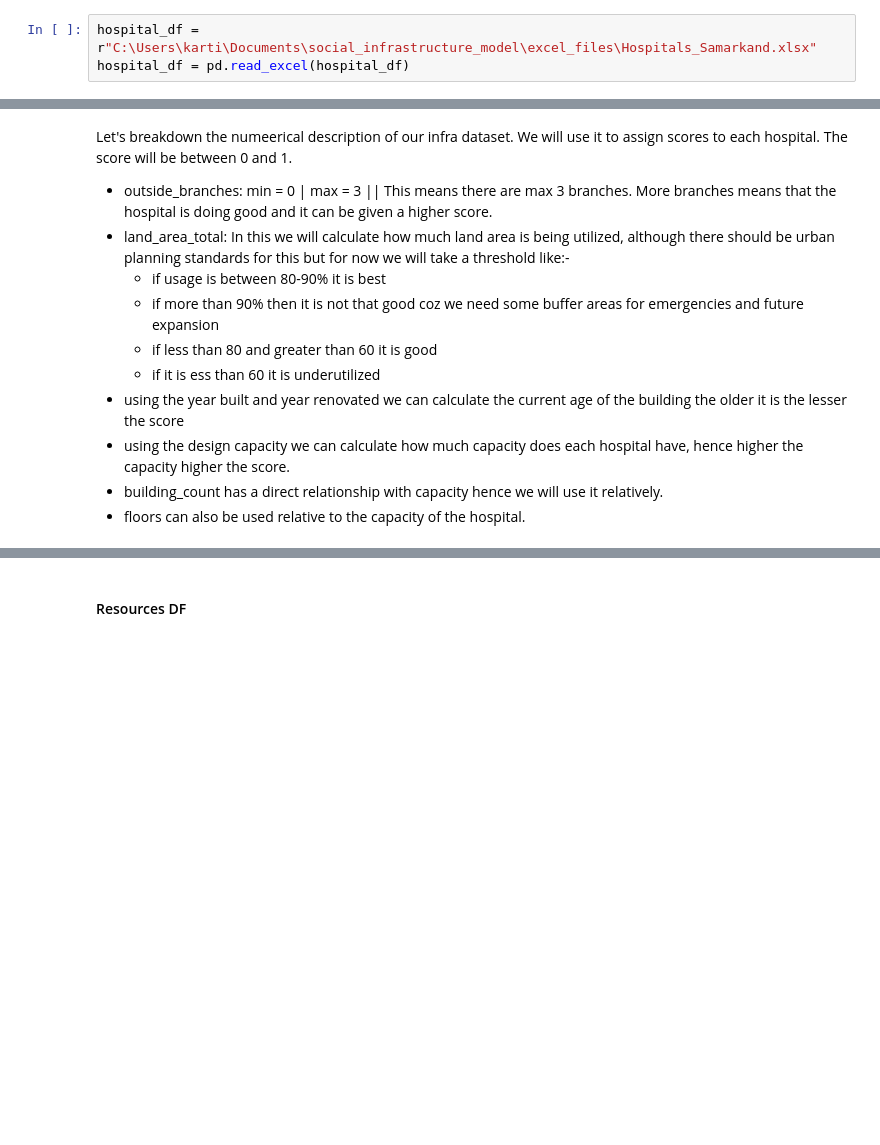
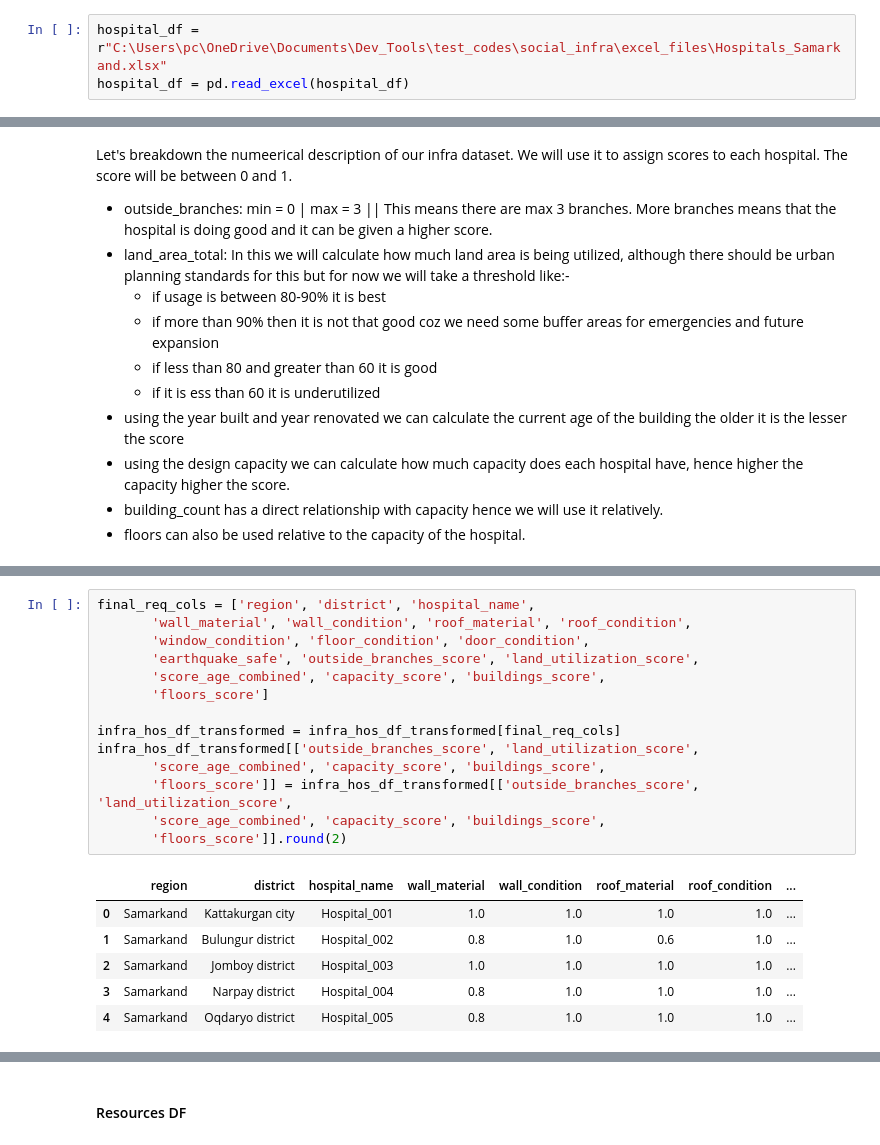
Before and after one commit to Kartikrast/social-infra-prediction-model, a Jupyter notebook: python_files/steps.ipynb, the cells around one changed output, grey strips where cells are left out. Saved outputs shown, nothing was run; the diff lists cells and outputs as text; blank space fills up the shorter version.

Commit message:
completed infra for hospital

```diff
--- a/python_files/steps.ipynb
+++ b/python_files/steps.ipynb
@@ -142,7 +143,7 @@ After this pocess the shape of the dataset is as follows:
 # %% [markdown]
 ### Dataset Loading
 # %%
-hospital_df = r"C:\Users\karti\Documents\social_infrastructure_model\excel_files\Hospitals_Samarkand.xlsx"
+hospital_df = r"C:\Users\pc\OneDrive\Documents\Dev_Tools\test_codes\social_infra\excel_files\Hospitals_Samarkand.xlsx"
 hospital_df = pd.read_excel(hospital_df)
 # %% [markdown]
 ### Basic Data Info
@@ -535,0 +576,21 @@ Let's breakdown the numeerical description of our infra dataset. We will use it
+# %%
+final_req_cols = ['region', 'district', 'hospital_name',
+       'wall_material', 'wall_condition', 'roof_material', 'roof_condition',
+       'window_condition', 'floor_condition', 'door_condition',
+       'earthquake_safe', 'outside_branches_score', 'land_utilization_score',
+       'score_age_combined', 'capacity_score', 'buildings_score',
+       'floors_score']
+
+infra_hos_df_transformed = infra_hos_df_transformed[final_req_cols]
+infra_hos_df_transformed[['outside_branches_score', 'land_utilization_score',
+       'score_age_combined', 'capacity_score', 'buildings_score',
+       'floors_score']] = infra_hos_df_transformed[['outside_branches_score', 'land_utilization_score',
+       'score_age_combined', 'capacity_score', 'buildings_score',
+       'floors_score']].round(2)
+# %% [output]
+|  | region | district | hospital_name | wall_material | wall_condition | roof_material | roof_condition | ... |
+| 0 | Samarkand | Kattakurgan city | Hospital_001 | 1.0 | 1.0 | 1.0 | 1.0 | ... |
+| 1 | Samarkand | Bulungur district | Hospital_002 | 0.8 | 1.0 | 0.6 | 1.0 | ... |
+| 2 | Samarkand | Jomboy district | Hospital_003 | 1.0 | 1.0 | 1.0 | 1.0 | ... |
+| 3 | Samarkand | Narpay district | Hospital_004 | 0.8 | 1.0 | 1.0 | 1.0 | ... |
+| 4 | Samarkand | Oqdaryo district | Hospital_005 | 0.8 | 1.0 | 1.0 | 1.0 | ... |
```
Also changed, not shown: parts of 7 cells of this notebook.
